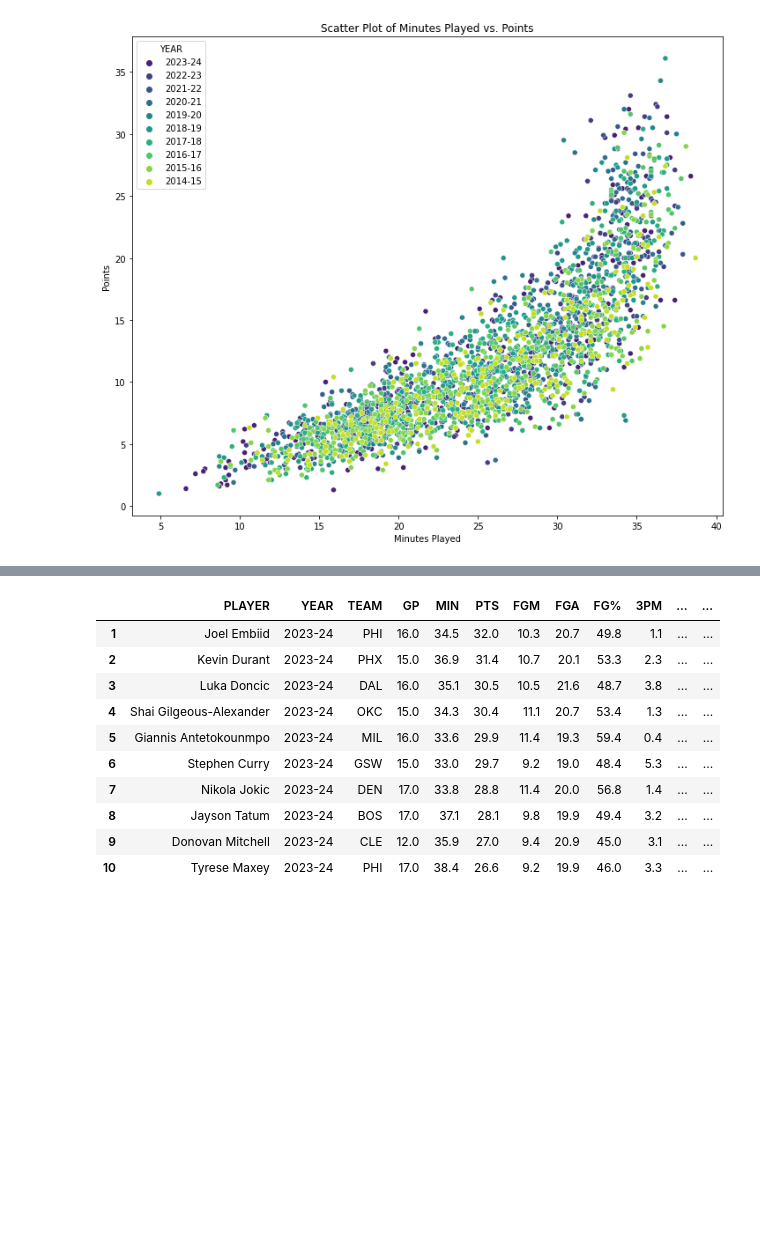
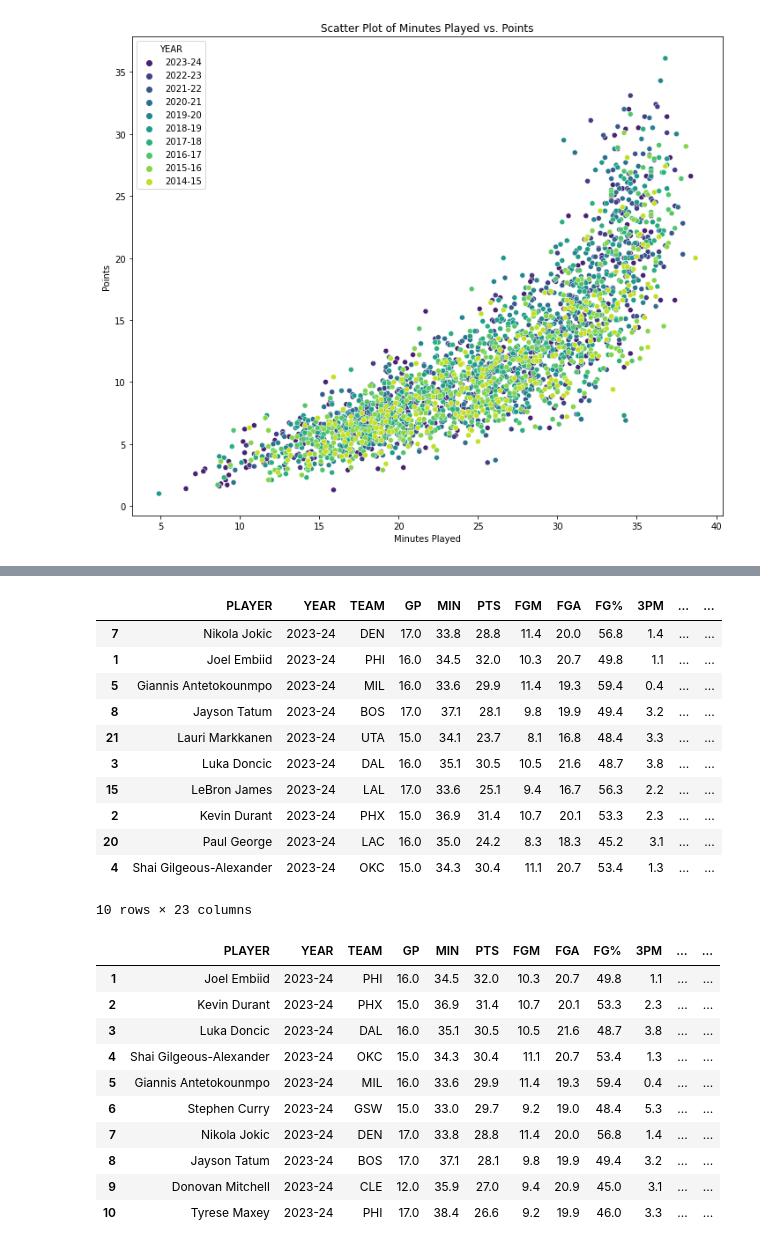
Before and after one commit to VincentGordon-Data-Analyst/nba-web-scraping-project, a Jupyter notebook: nba-clearning.ipynb, the cells around one changed output, grey strips where cells are left out. Cells and saved outputs as stored; diff of their text form; code cells hidden in the pictures; blank space fills up the shorter version.

```diff
--- a/nba-clearning.ipynb
+++ b/nba-clearning.ipynb
@@ -110 +117,19 @@ df = df.loc[df['PTS'] >= 15]
+# %%
+# Find the top 10 players with the most rebounds the of the 2023-24 season
+rebounds_df = df.loc[df['REB'] > 6].head(10)
+rebounds_df .sort_values(by='REB', ascending=False, inplace=True)
+rebounds_df
+# %% [output]
+|  | PLAYER | YEAR | TEAM | GP | MIN | PTS | FGM | FGA | FG% | 3PM | ... | ... |
+| 7 | Nikola Jokic | 2023-24 | DEN | 17.0 | 33.8 | 28.8 | 11.4 | 20.0 | 56.8 | 1.4 | ... | ... |
+| 1 | Joel Embiid | 2023-24 | PHI | 16.0 | 34.5 | 32.0 | 10.3 | 20.7 | 49.8 | 1.1 | ... | ... |
+| 5 | Giannis Antetokounmpo | 2023-24 | MIL | 16.0 | 33.6 | 29.9 | 11.4 | 19.3 | 59.4 | 0.4 | ... | ... |
+| 8 | Jayson Tatum | 2023-24 | BOS | 17.0 | 37.1 | 28.1 | 9.8 | 19.9 | 49.4 | 3.2 | ... | ... |
+| 21 | Lauri Markkanen | 2023-24 | UTA | 15.0 | 34.1 | 23.7 | 8.1 | 16.8 | 48.4 | 3.3 | ... | ... |
+| 3 | Luka Doncic | 2023-24 | DAL | 16.0 | 35.1 | 30.5 | 10.5 | 21.6 | 48.7 | 3.8 | ... | ... |
+| 15 | LeBron James | 2023-24 | LAL | 17.0 | 33.6 | 25.1 | 9.4 | 16.7 | 56.3 | 2.2 | ... | ... |
+| 2 | Kevin Durant | 2023-24 | PHX | 15.0 | 36.9 | 31.4 | 10.7 | 20.1 | 53.3 | 2.3 | ... | ... |
+| 20 | Paul George | 2023-24 | LAC | 16.0 | 35.0 | 24.2 | 8.3 | 18.3 | 45.2 | 3.1 | ... | ... |
+| 4 | Shai Gilgeous-Alexander | 2023-24 | OKC | 15.0 | 34.3 | 30.4 | 11.1 | 20.7 | 53.4 | 1.3 | ... | ... |
+10 rows × 23 columns
 # %%
```
Also changed, not shown: parts of 13 cells of this notebook, 1 other file.
